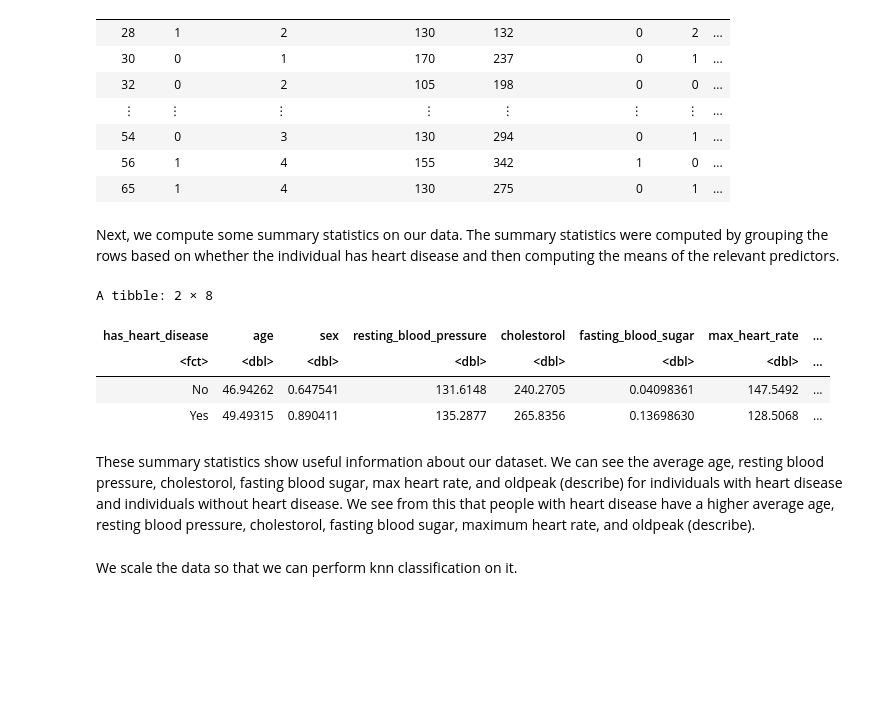
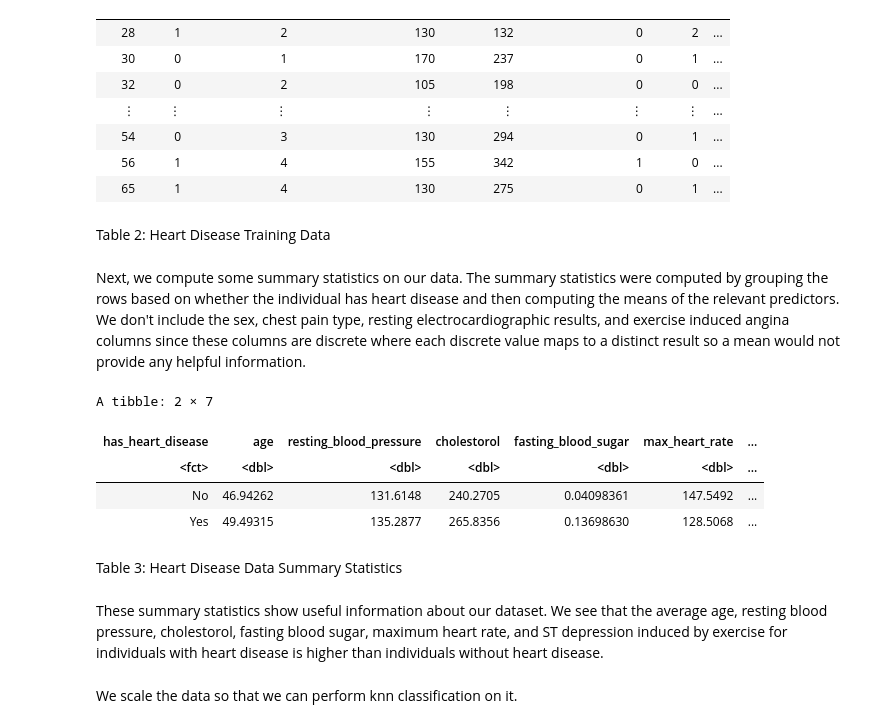
Before and after one commit to Jaspal-Basra1/DSCI100Project, a Jupyter notebook: project.ipynb, the cells around one changed output. Drawn from its saved outputs; the diff is of its cells as text; code cells hidden in the pictures; blank space fills up the shorter version.

```diff
--- a/project.ipynb
+++ b/project.ipynb
@@ -55,7 +55,7 @@ heart_disease_data <- rename(heart_disease_data,
        restecg = X7,
        max_heart_rate = X8,
        exercise_induced_angina = X9,
-       oldpeak = X10,
+       ST_depression = X10,
        slope = X11,
        ca = X12,
        thal = X13,
@@ -78,4 +78,5 @@ heart_disease_data <- heart_disease_data |>
 
 # Filter out observations with missing data
 heart_disease_data <- heart_disease_data |>
-   filter(resting_blood_pressure != '?', cholestorol != '?', fasting_blood_sugar != '?', restecg != '?', max_heart_rate != '?', exercise_induced_angina != '?', oldpeak != '?')
+   filter(resting_blood_pressure != '?', cholestorol != '?', fasting_blood_sugar != '?', restecg != '?', max_heart_rate != '?', exercise_induced_angina != '?', ST_depression != '?')
+heart_disease_data
@@ -89,7 +103,7 @@ heart_disease_data$fasting_blood_sugar <- as.numeric(heart_disease_data$fasting_
 heart_disease_data$restecg <- as.numeric(heart_disease_data$restecg)
 heart_disease_data$max_heart_rate <- as.numeric(heart_disease_data$max_heart_rate)
 heart_disease_data$exercise_induced_angina <- as.numeric(heart_disease_data$exercise_induced_angina)
-heart_disease_data$oldpeak <- as.numeric(heart_disease_data$oldpeak)
+heart_disease_data$ST_depression <- as.numeric(heart_disease_data$ST_depression)
 heart_disease_data$has_heart_disease <- as.factor(heart_disease_data$has_heart_disease)
 
 # Convert heart disease labels from numbers to words
@@ -116,28 +130,32 @@ A tibble: 195 × 11
 | 54 | 0 | 3 | 130 | 294 | 0 | 1 | ... |
 | 56 | 1 | 4 | 155 | 342 | 1 | 0 | ... |
 | 65 | 1 | 4 | 130 | 275 | 0 | 1 | ... |
+# %% [markdown]
+Table 2: Heart Disease Training Data
 # %% [markdown]
-Next, we compute some summary statistics on our data. The summary statistics were computed by grouping the rows based on whether the individual has heart disease and then computing the means of the relevant predictors.
+Next, we compute some summary statistics on our data. The summary statistics were computed by grouping the rows based on whether the individual has heart disease and then computing the means of the relevant predictors. We don't include the sex, chest pain type, resting electrocardiographic results, and exercise induced angina columns since these columns are discrete where each discrete value maps to a distinct result so a mean would not provide any helpful information.
 # %%
 # Summarize the training data by grouping by num and calculating means of the various columns
 summary <- heart_disease_data_training |>
    group_by(has_heart_disease) |>
-   summarize(across(age:oldpeak, mean))
+   summarize(across(age:ST_depression, mean))
 
 # Remove columns for which mean is not useful (i.e. data is discrete and not continuous)
 summary <- summary |>
-   select(-chest_pain_type, -restecg, -exercise_induced_angina)
+   select(-sex, -chest_pain_type, -restecg, -exercise_induced_angina)
 
 # Print summary statistics
 summary
 # %% [output]
-A tibble: 2 × 8
+A tibble: 2 × 7
-| has_heart_disease | age | sex | resting_blood_pressure | cholestorol | fasting_blood_sugar | max_heart_rate | ... |
-| <fct> | <dbl> | <dbl> | <dbl> | <dbl> | <dbl> | <dbl> | ... |
-| No | 46.94262 | 0.647541 | 131.6148 | 240.2705 | 0.04098361 | 147.5492 | ... |
-| Yes | 49.49315 | 0.890411 | 135.2877 | 265.8356 | 0.13698630 | 128.5068 | ... |
+| has_heart_disease | age | resting_blood_pressure | cholestorol | fasting_blood_sugar | max_heart_rate | ... |
+| <fct> | <dbl> | <dbl> | <dbl> | <dbl> | <dbl> | ... |
+| No | 46.94262 | 131.6148 | 240.2705 | 0.04098361 | 147.5492 | ... |
+| Yes | 49.49315 | 135.2877 | 265.8356 | 0.13698630 | 128.5068 | ... |
+# %% [markdown]
+Table 3: Heart Disease Data Summary Statistics
 # %% [markdown]
-These summary statistics show useful information about our dataset. We can see the average age, resting blood pressure, cholestorol, fasting blood sugar, max heart rate, and oldpeak (describe) for individuals with heart disease and individuals without heart disease. We see from this that people with heart disease have a higher average age, resting blood pressure, cholestorol, fasting blood sugar, maximum heart rate, and oldpeak (describe).
+These summary statistics show useful information about our dataset. We see that the average age, resting blood pressure, cholestorol, fasting blood sugar, maximum heart rate, and ST depression induced by exercise for individuals with heart disease is higher than individuals without heart disease.
 # %% [markdown]
 We scale the data so that we can perform knn classification on it.
 # %%
```
Also changed, not shown: parts of 23 cells of this notebook.
